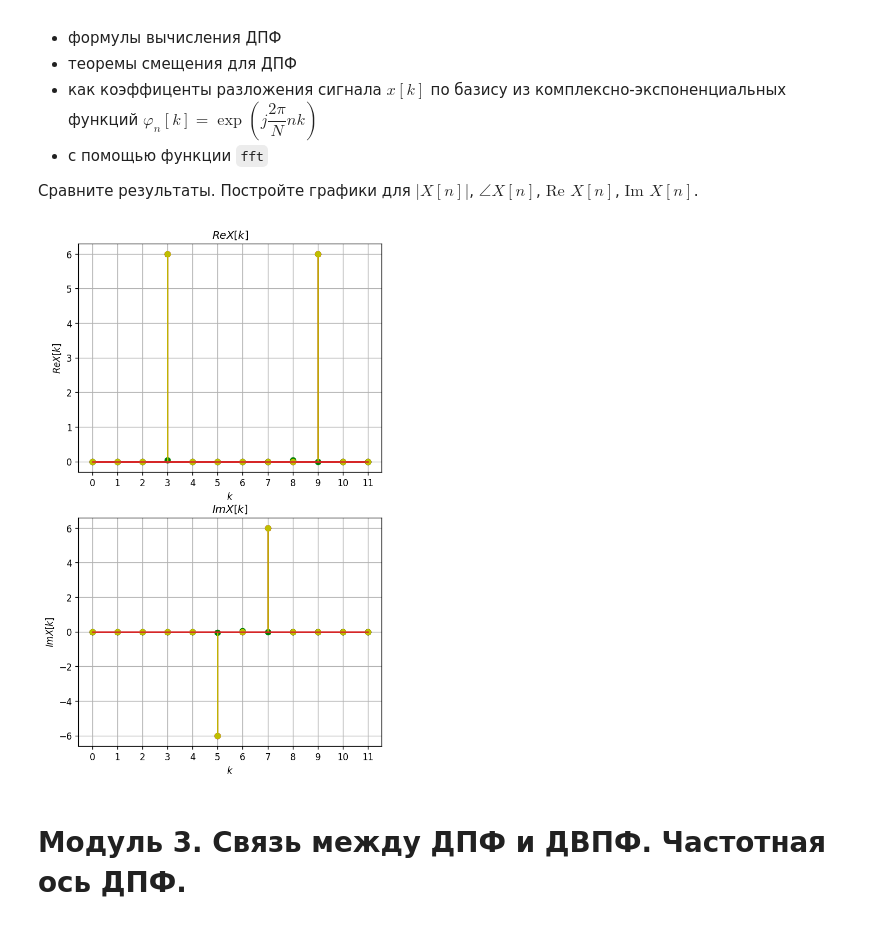
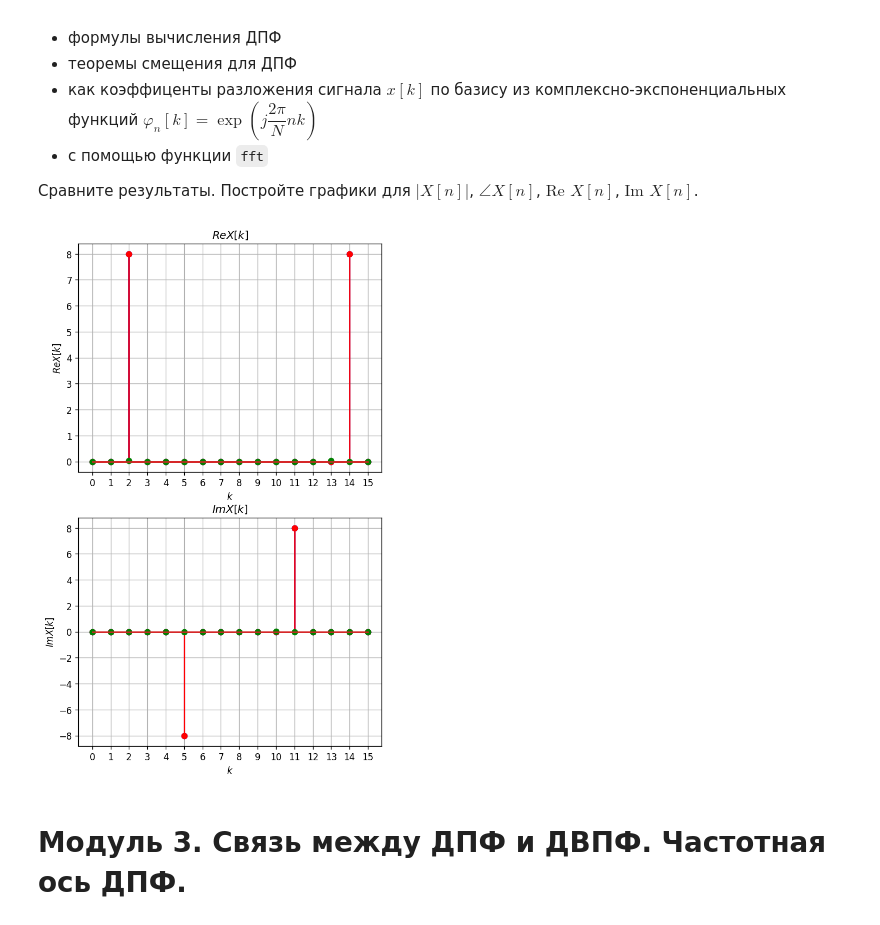
Before and after one commit to Panterrich/DSP, a Jupyter notebook: dsp_lab1.ipynb, the cells around one changed output. Saved outputs shown, nothing was run; the diff lists cells and outputs as text; code cells hidden in the pictures.

````diff
--- a/dsp_lab1.ipynb
+++ b/dsp_lab1.ipynb
@@ -237,7 +237,7 @@ plt.tight_layout()
 - Вычислите обратное ДПФ для $Y[n]$ (```ifft(Y)```).
 # %%
 x = np.array([12.8, 6.8, 3.2, 1.6, 0.8, 0.4, 0.2, 0.1])
-n0 = 1
+n0 = -7
 
 k = np.arange(len(x))
 y_0 = x * np.exp(-1j * 2 * np.pi / len(x) * n0 * k)
@@ -322,14 +322,15 @@ $$ \dfrac{1}{N} \sum_{k=0}^{N-1} |x[k]|^2. $$
 4) Вычислите обратное ДПФ с помощью функции ```ifft```, а затем энергию и среднее арифметическое для $x[k]$.
 Сравните с результатами, полученными в п.2 и п.3.
 # %%
-N = 12
+N = 14
 X = np.zeros(N, dtype = complex)
-X[0] = 12
-X[1] = -7 - 5j
-X[2] = 1 - 8j
-X[3] = 4 + 3j
-X[4] = 2 + 6j
-X[5] = 4 - 4j
+X[0] = 14
+X[1] = 5 + 9j
+X[2] = 5 + 7j
+X[3] = 4 + 6j
+X[4] = 3 - 3j
+X[5] = -1 - 5j
+X[6] = 5
 
 for i in range(len(X) // 2):
     X[N - 1 - i] = X[i].conjugate()
@@ -375,8 +376,8 @@ $$
 
  Сравните результаты. Постройте графики для $|X[n]|$, $\angle X[n]$, $\text{Re } X[n]$, $\text{Im }X[n]$.
 # %%
-N = 12
-r1 = 3
+N = 16
+r1 = 2
 r2 = 5
 
 k = np.arange(N)
@@ -405,29 +406,29 @@ X_4 = np.fft.fft(x)
 # %%
 plt.figure(figsize=[6, 10], dpi=120)
 
 plt.subplot(211)
 plt.stem(X_1.real, 'b')
 plt.stem(X_2.real, 'r')
 plt.stem(X_3.real, 'g')
-plt.stem(X_4.real, 'y')
+#plt.stem(X_4.real, 'y')
 plt.xlabel("$k$")
 plt.ylabel("$Re X[k]$")
 plt.xticks(ticks=np.arange(x.size))
 plt.title("$Re X[k]$")
 plt.grid()
 
 plt.subplot(212)
 plt.stem(X_1.imag, 'b')
 plt.stem(X_2.imag, 'r')
 plt.stem(X_3.imag, 'g')
-plt.stem(X_4.imag, 'y')
+#plt.stem(X_4.imag, 'y')
 plt.xlabel("$k$")
 plt.ylabel("$Im X[k]$")
 plt.xticks(ticks=np.arange(x.size))
 plt.title("$Im X[k]$")
 plt.grid()
 # %% [output]
-[figure, old version]
+[figure, new version]
 # %% [markdown]
 # Модуль 3. Связь между ДПФ и ДВПФ. Частотная ось ДПФ.
 # %% [markdown]
````
Also changed, not shown: parts of 26 cells of this notebook, 3 other files.
